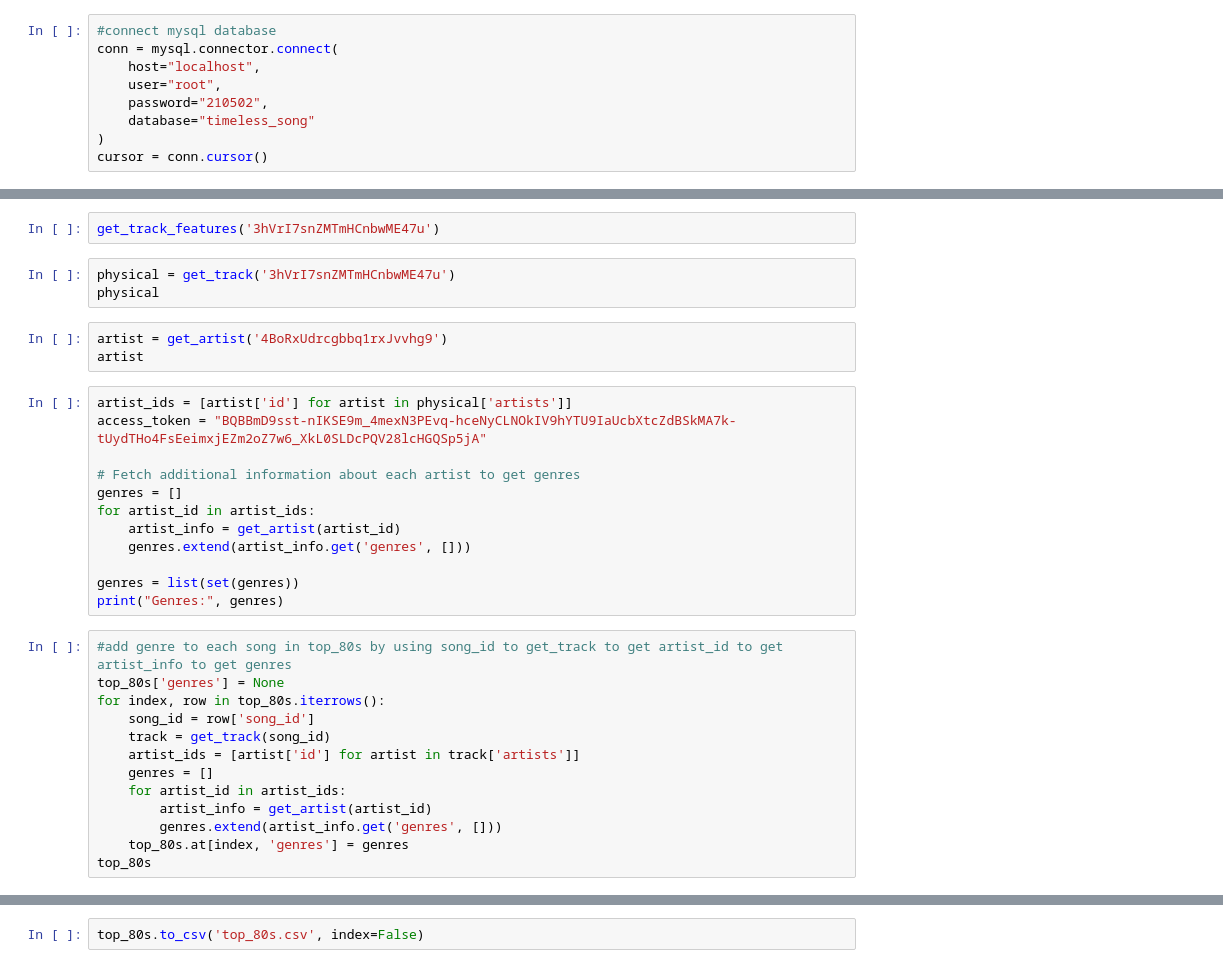
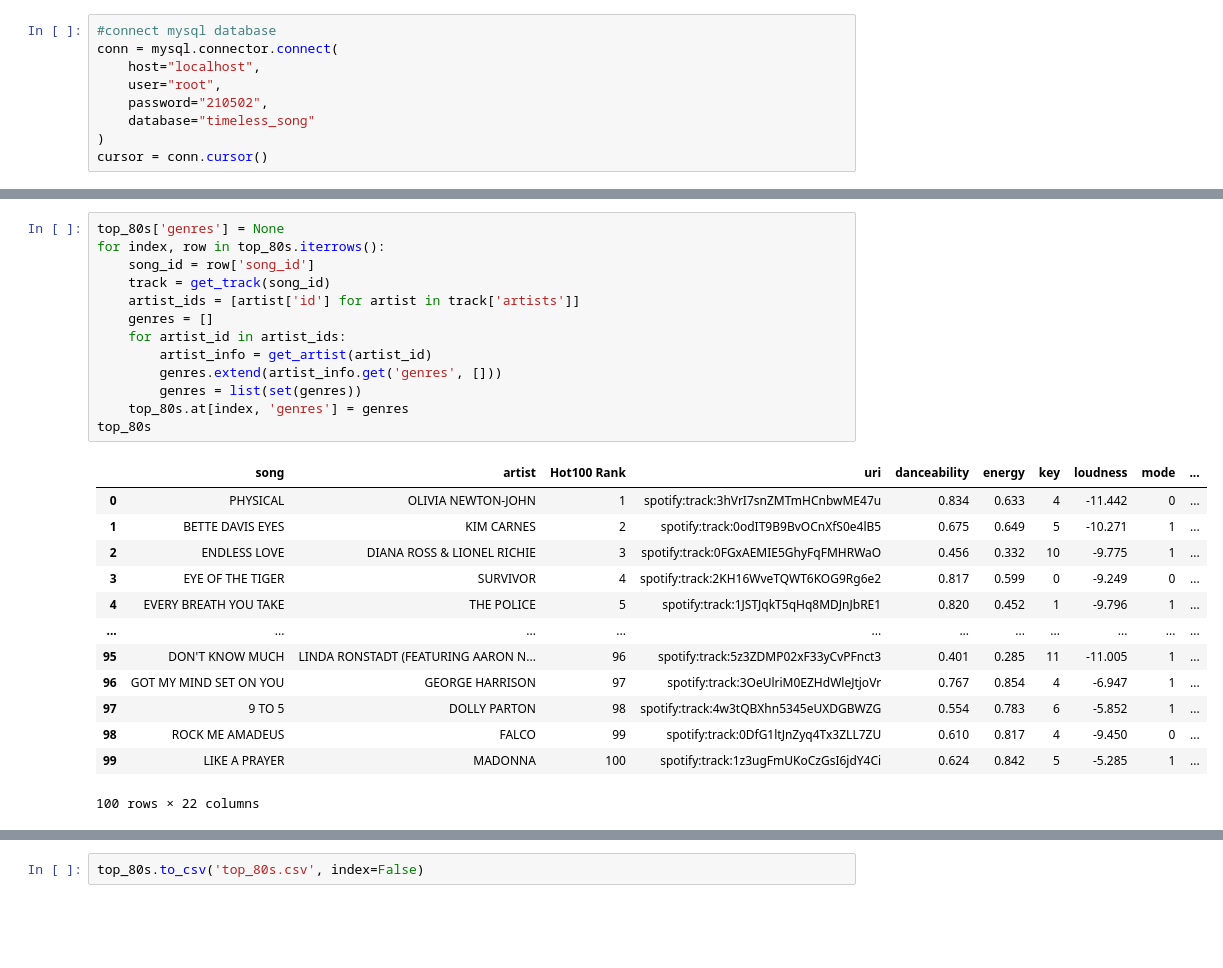
Before and after one commit to nhhongan/timeless-songs-on-spotify, a Jupyter notebook: data_processing.ipynb, the cells around one changed output, grey strips where cells are left out. Cells and saved outputs as stored; diff of their text form; blank space fills up the shorter version.

Commit message:
add genre and streams

```diff
--- a/data_processing.ipynb
+++ b/data_processing.ipynb
@@ -33,33 +47,27 @@ top_80s
-# %%
-get_track_features('3hVrI7snZMTmHCnbwME47u')
-# %%
-physical = get_track('3hVrI7snZMTmHCnbwME47u')
-physical
-# %%
-artist = get_artist('4BoRxUdrcgbbq1rxJvvhg9')
-artist
 # %%
-artist_ids = [artist['id'] for artist in physical['artists']]
-access_token = "BQBBmD9sst-nIKSE9m_4mexN3PEvq-hceNyCLNOkIV9hYTU9IaUcbXtcZdBSkMA7k-tUydTHo4FsEeimxjEZm2oZ7w6_XkL0SLDcPQV28lcHGQSp5jA"
-
-# Fetch additional information about each artist to get genres
-genres = []
-for artist_id in artist_ids:
-    artist_info = get_artist(artist_id)
-    genres.extend(artist_info.get('genres', []))
-
-genres = list(set(genres))
-print("Genres:", genres)
+top_80s['genres'] = None
+for index, row in top_80s.iterrows():
+    song_id = row['song_id']
+    track = get_track(song_id)
+    artist_ids = [artist['id'] for artist in track['artists']]
+    genres = []
+    for artist_id in artist_ids:
+        artist_info = get_artist(artist_id)
+        genres.extend(artist_info.get('genres', []))
+        genres = list(set(genres))
+    top_80s.at[index, 'genres'] = genres
+top_80s
+# %% [output]
+|  | song | artist | Hot100 Rank | uri | danceability | energy | key | loudness | mode | ... |
+| 0 | PHYSICAL | OLIVIA NEWTON-JOHN | 1 | spotify:track:3hVrI7snZMTmHCnbwME47u | 0.834 | 0.633 | 4 | -11.442 | 0 | ... |
+| 1 | BETTE DAVIS EYES | KIM CARNES | 2 | spotify:track:0odIT9B9BvOCnXfS0e4lB5 | 0.675 | 0.649 | 5 | -10.271 | 1 | ... |
+| 2 | ENDLESS LOVE | DIANA ROSS & LIONEL RICHIE | 3 | spotify:track:0FGxAEMIE5GhyFqFMHRWaO | 0.456 | 0.332 | 10 | -9.775 | 1 | ... |
+| 3 | EYE OF THE TIGER | SURVIVOR | 4 | spotify:track:2KH16WveTQWT6KOG9Rg6e2 | 0.817 | 0.599 | 0 | -9.249 | 0 | ... |
+| 4 | EVERY BREATH YOU TAKE | THE POLICE | 5 | spotify:track:1JSTJqkT5qHq8MDJnJbRE1 | 0.820 | 0.452 | 1 | -9.796 | 1 | ... |
+| ... | ... | ... | ... | ... | ... | ... | ... | ... | ... | ... |
+| 95 | DON'T KNOW MUCH | LINDA RONSTADT (FEATURING AARON N... | 96 | spotify:track:5z3ZDMP02xF33yCvPFnct3 | 0.401 | 0.285 | 11 | -11.005 | 1 | ... |
+| 96 | GOT MY MIND SET ON YOU | GEORGE HARRISON | 97 | spotify:track:3OeUlriM0EZHdWleJtjoVr | 0.767 | 0.854 | 4 | -6.947 | 1 | ... |
+| 97 | 9 TO 5 | DOLLY PARTON | 98 | spotify:track:4w3tQBXhn5345eUXDGBWZG | 0.554 | 0.783 | 6 | -5.852 | 1 | ... |
+| 98 | ROCK ME AMADEUS | FALCO | 99 | spotify:track:0DfG1ltJnZyq4Tx3ZLL7ZU | 0.610 | 0.817 | 4 | -9.450 | 0 | ... |
+| 99 | LIKE A PRAYER | MADONNA | 100 | spotify:track:1z3ugFmUKoCzGsI6jdY4Ci | 0.624 | 0.842 | 5 | -5.285 | 1 | ... |
+100 rows × 22 columns
-# %%
-#add genre to each song in top_80s by using song_id to get_track to get artist_id to get artist_info to get genres
-top_80s['genres'] = None
-for index, row in top_80s.iterrows():
-    song_id = row['song_id']
-    track = get_track(song_id)
-    artist_ids = [artist['id'] for artist in track['artists']]
-    genres = []
-    for artist_id in artist_ids:
-        artist_info = get_artist(artist_id)
-        genres.extend(artist_info.get('genres', []))
-    top_80s.at[index, 'genres'] = genres
-top_80s
```
Also changed, not shown: parts of 41 cells of this notebook, 3 other files.
